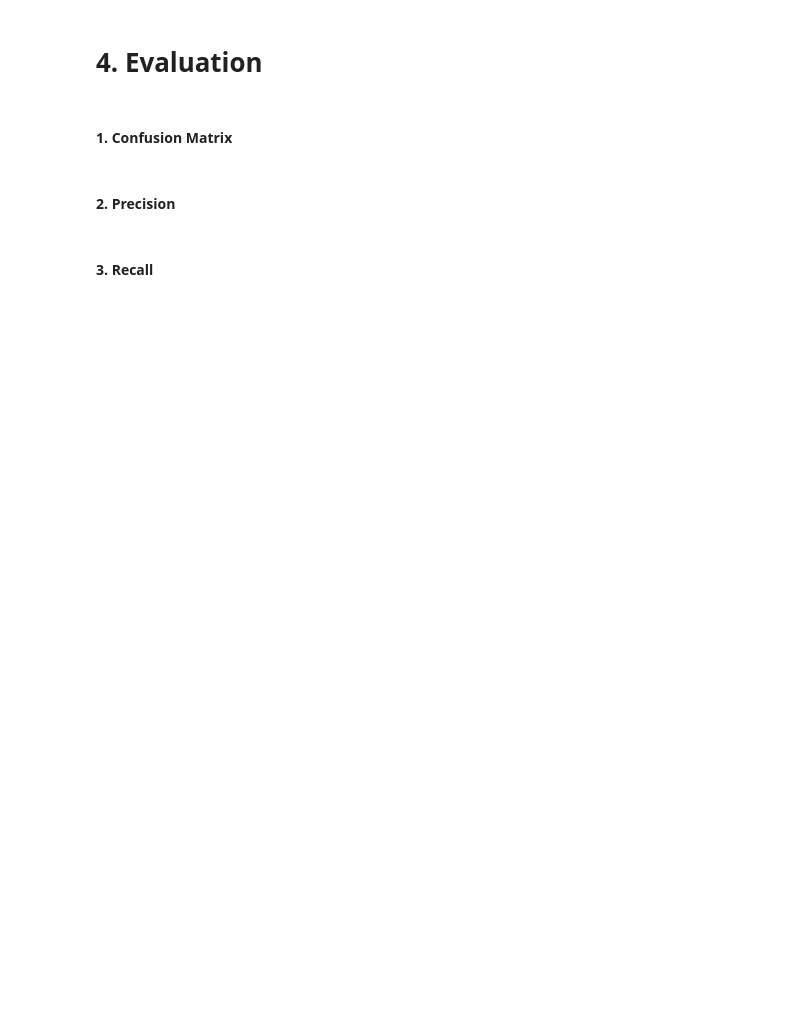
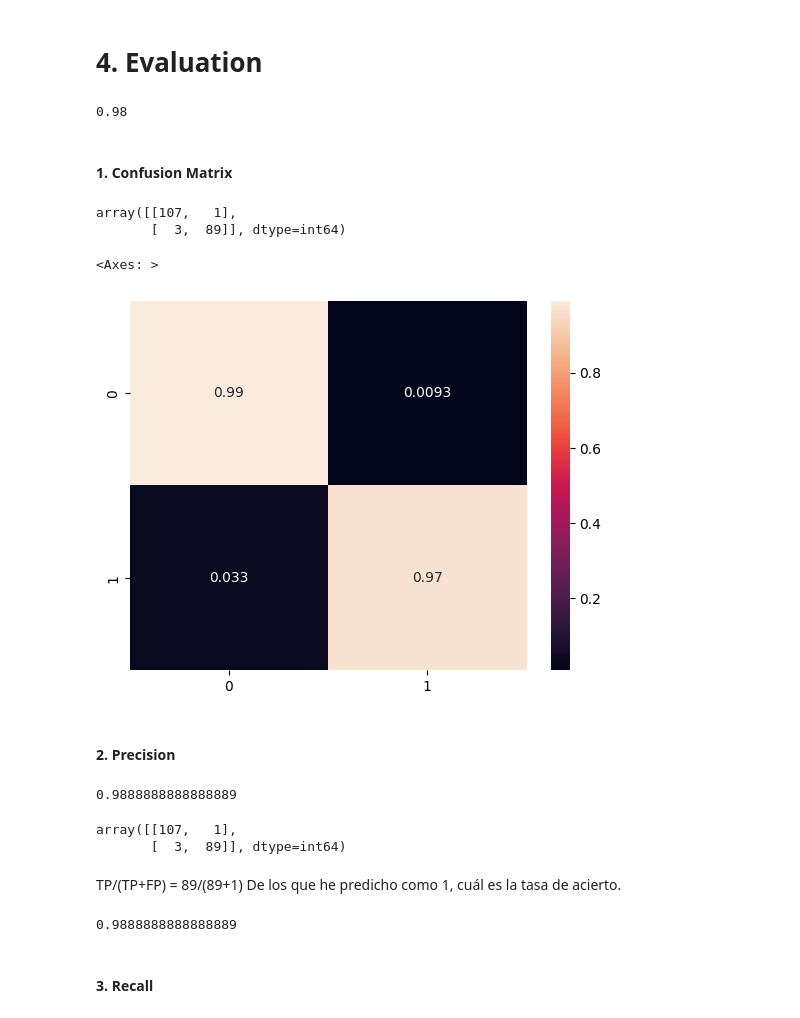
Before and after one commit to angelrodnah/2309_dsft_thebridge, a Jupyter notebook: 3-Machine_Learning/1-Supervisado/2-Classification/4-Logistic_Regression/ejercicios/Logistic-regression predict-ad-click.ipynb, the cells around one changed output. Drawn from its saved outputs; the diff is of its cells as text; code cells hidden in the pictures; blank space fills up the shorter version.

```diff
--- a/3-Machine_Learning/1-Supervisado/2-Classification/4-Logistic_Regression/ejercicios/Logistic-regression predict-ad-click.ipynb
+++ b/3-Machine_Learning/1-Supervisado/2-Classification/4-Logistic_Regression/ejercicios/Logistic-regression predict-ad-click.ipynb
@@ -30,3 +277,10 @@ This data set contains the following features:
 # %% [markdown]
 
 #### 3. StandardScaler()
+# %%
+from sklearn.preprocessing import StandardScaler
+
+scaler = StandardScaler()
+
+X_train_scal = scaler.fit_transform(X_train)
+X_test_scal = scaler.transform(X_test)
@@ -34,0 +302,2 @@ This data set contains the following features:
+# %%
+log_reg = LogisticRegression(max_iter=1000)
@@ -34,0 +313,2 @@ This data set contains the following features:
+# %%
+log_reg.fit(X_train_scal, y_train)
@@ -34,0 +317,3 @@ This data set contains the following features:
+# %%
+y_pred = log_reg.predict(X_test_scal)
+y_pred
@@ -37,9 +335,39 @@ This data set contains the following features:
+# %%
+accuracy_score(y_test, y_pred)
+# %% [output]
+0.98
 # %% [markdown]
 
 #### 1. Confusion Matrix
+# %%
+c_mat = confusion_matrix(y_test, y_pred)
+c_mat
+# %% [output]
+array([[107,   1],
+       [  3,  89]], dtype=int64)
+# %%
+sns.heatmap(confusion_matrix(y_test, y_pred, normalize='true'), annot=True)
+# %% [output]
+<Axes: >
+[figure, added]
 # %% [markdown]
 
 #### 2. Precision
+# %%
+precision_score(y_test, y_pred)
+# %% [output]
+0.9888888888888889
+# %%
+c_mat
+# %% [output]
+array([[107,   1],
+       [  3,  89]], dtype=int64)
+# %% [markdown]
+TP/(TP+FP) = 89/(89+1) De los que he predicho como 1, cuál es la tasa de acierto.
+# %%
+89/(89+1)
+# %% [output]
+0.9888888888888889
 # %% [markdown]
 
 
```
Also changed, not shown: parts of 47 cells of this notebook.
